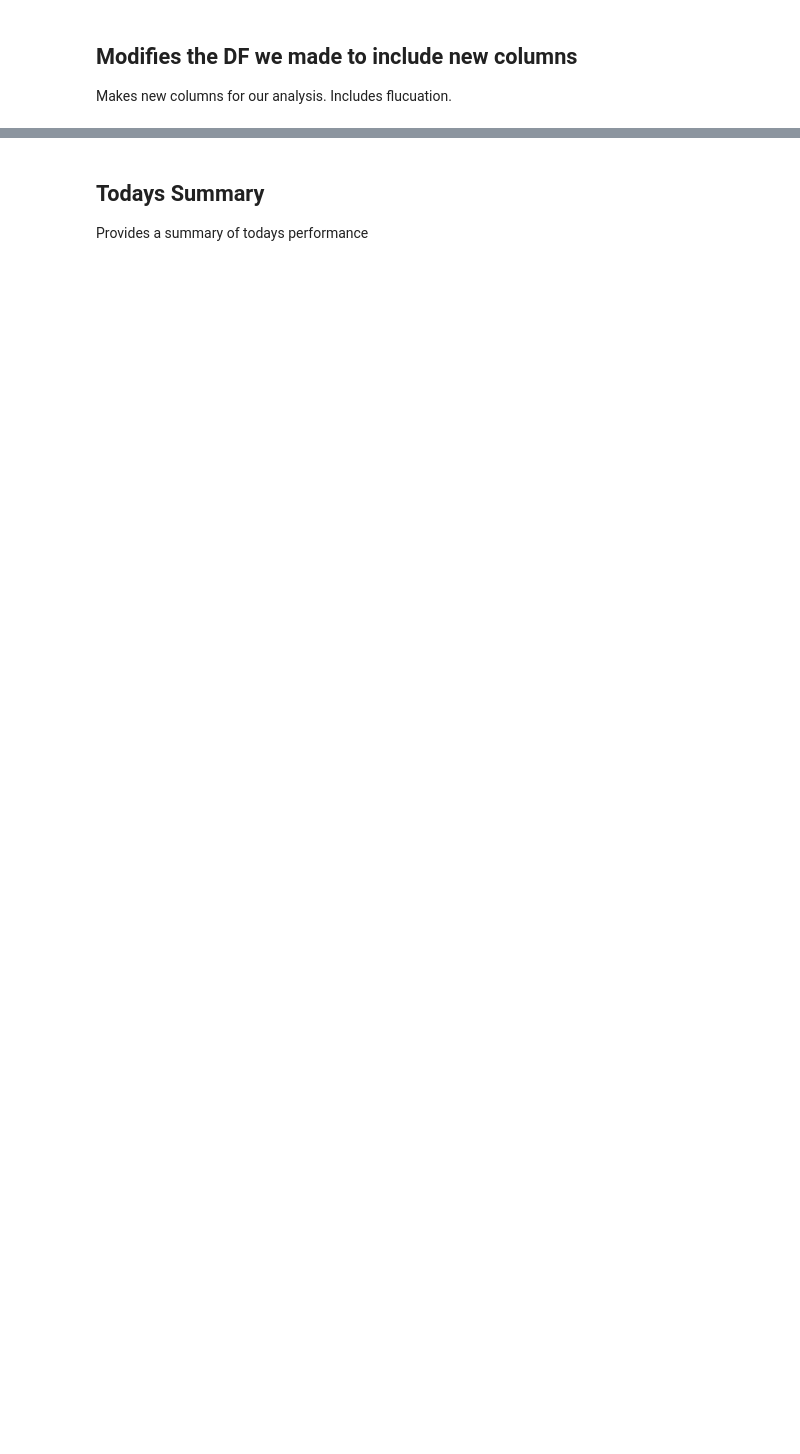
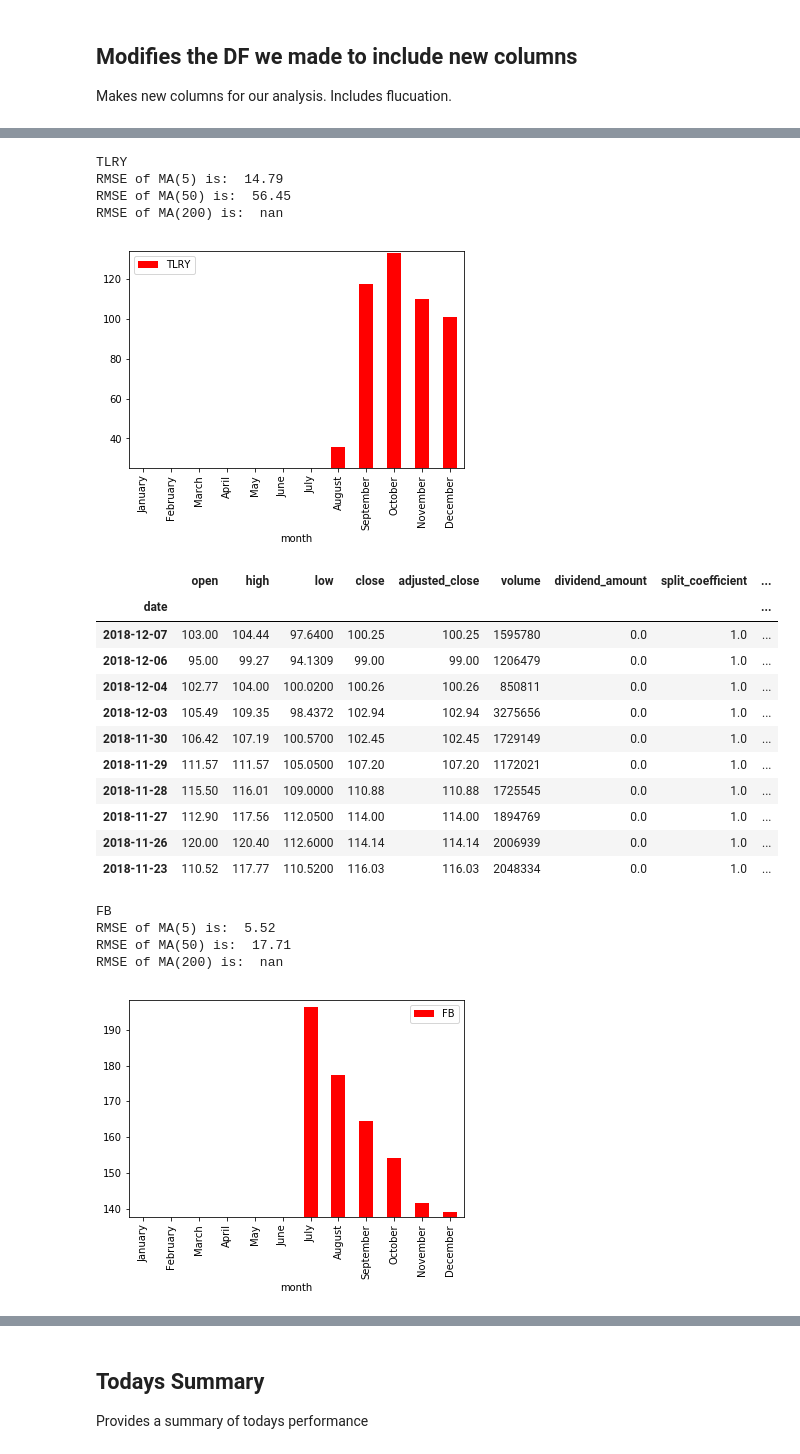
Before and after one commit to fairfield-university-ba505-fall2018/final-project-stuart-s-suicide-squad, a Jupyter notebook: Brian/front_end.ipynb, the cells around one changed output, grey strips where cells are left out. Saved outputs shown, nothing was run; the diff lists cells and outputs as text; code cells hidden in the pictures; blank space fills up the shorter version.

```diff
--- a/Brian/front_end.ipynb
+++ b/Brian/front_end.ipynb
@@ -49,0 +47,31 @@ RMSE of MA(200) is:  nan
+# %%
+for symbol in range(0,stock_dfs_length):
+    df = stock_dfs[symbol]
+    symbol = symbols[symbol]
+    print(symbol)
+    df= bk.mod_df(df)
+    bk.plot_price_vs_month(df, symbol)
+    display(df.head(10))
+# %% [output]
+TLRY
+RMSE of MA(5) is:  14.79
+RMSE of MA(50) is:  56.45
+RMSE of MA(200) is:  nan
+[figure, added]
+|  | open | high | low | close | adjusted_close | volume | dividend_amount | split_coefficient | ... |
+| date |  |  |  |  |  |  |  |  | ... |
+| 2018-12-07 | 103.00 | 104.44 | 97.6400 | 100.25 | 100.25 | 1595780 | 0.0 | 1.0 | ... |
+| 2018-12-06 | 95.00 | 99.27 | 94.1309 | 99.00 | 99.00 | 1206479 | 0.0 | 1.0 | ... |
+| 2018-12-04 | 102.77 | 104.00 | 100.0200 | 100.26 | 100.26 | 850811 | 0.0 | 1.0 | ... |
+| 2018-12-03 | 105.49 | 109.35 | 98.4372 | 102.94 | 102.94 | 3275656 | 0.0 | 1.0 | ... |
+| 2018-11-30 | 106.42 | 107.19 | 100.5700 | 102.45 | 102.45 | 1729149 | 0.0 | 1.0 | ... |
+| 2018-11-29 | 111.57 | 111.57 | 105.0500 | 107.20 | 107.20 | 1172021 | 0.0 | 1.0 | ... |
+| 2018-11-28 | 115.50 | 116.01 | 109.0000 | 110.88 | 110.88 | 1725545 | 0.0 | 1.0 | ... |
+| 2018-11-27 | 112.90 | 117.56 | 112.0500 | 114.00 | 114.00 | 1894769 | 0.0 | 1.0 | ... |
+| 2018-11-26 | 120.00 | 120.40 | 112.6000 | 114.14 | 114.14 | 2006939 | 0.0 | 1.0 | ... |
+| 2018-11-23 | 110.52 | 117.77 | 110.5200 | 116.03 | 116.03 | 2048334 | 0.0 | 1.0 | ... |
+FB
+RMSE of MA(5) is:  5.52
+RMSE of MA(50) is:  17.71
+RMSE of MA(200) is:  nan
+[figure, added]
```
Also changed, not shown: parts of 8 cells of this notebook, 1 other file.
